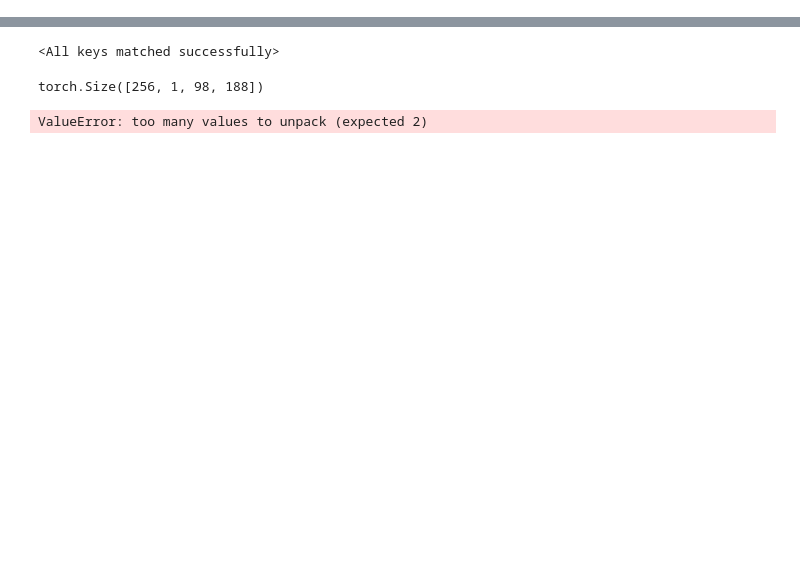
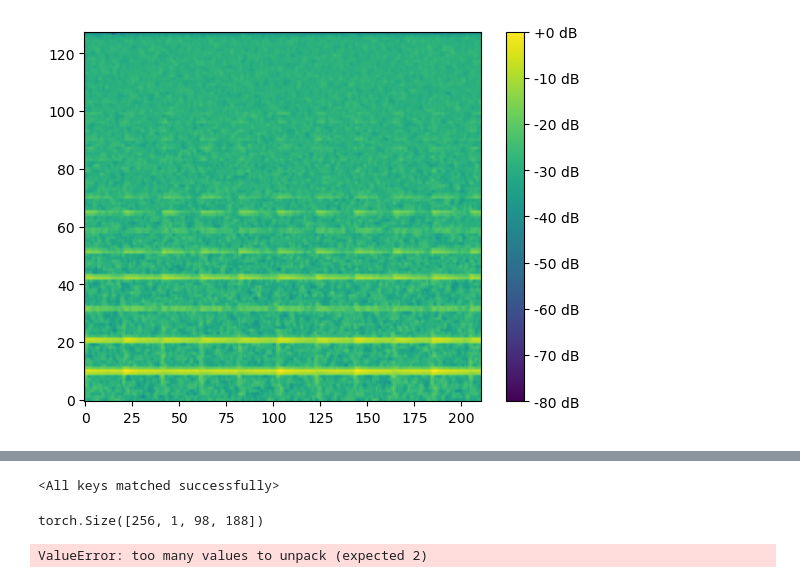
Before and after one commit to dennisripp/spiking_time_signature, a Jupyter notebook: tempo_cnn_snn _giantstep.ipynb, the cells around one changed output, grey strips where cells are left out. Drawn from its saved outputs; the diff is of its cells as text; code cells hidden in the pictures; blank space fills up the shorter version.

```diff
--- a/tempo_cnn_snn _giantstep.ipynb
+++ b/tempo_cnn_snn _giantstep.ipynb
@@ -88,0 +197,89 @@ input shape syn: (98, 188)
+# %%
+# Loading the datasets from disk
+
+def load_preprocessed_data(filename):
+    with open(filename, 'rb') as f:
+        train_dataset = pickle.load(f)
+    return train_dataset
+
+from torch.utils.data import random_split
+
+#loaded_dataset = load_preprocessed_data('preprocessed_data_ball_augmented.pkl')
+#loaded_dataset = load_preprocessed_data('preprocessed_data_synthetic.pkl')
+loaded_dataset = load_preprocessed_data('preprocessed_data_synthetic_multi_instrument.pkl')
+ground_truth_max = 200
+ground_truth_min = 80
+num_classes = ground_truth_max - ground_truth_min + 1
+
+filtered_dataset = [item for item in loaded_dataset if ground_truth_min <= item[1] <= ground_truth_max]
+# filtered_dataset = loaded_dataset
+filtered_dataset = filtered_dataset[:int(len(filtered_dataset)/2)]
+train_data_ratio = 0.8
+train_len = int(train_data_ratio * len(filtered_dataset))  # 80% for training
+val_len = len(filtered_dataset) - train_len  # 20% for validation
+
+train_dataset, val_dataset = random_split(filtered_dataset, [train_len, val_len])
+
+batch_size_new = 256
+train_loader = DataLoader(train_dataset, batch_size=batch_size_new, shuffle=True)
+val_loader = DataLoader(val_dataset, batch_size=batch_size_new, shuffle=True)
+input_shape = train_dataset[0][0].squeeze(0).shape
+
+
+example_batch = next(iter(train_loader))
+mel, groundtruth, librosa_bpm = example_batch
+
+single_mel = mel[0].squeeze(0)  # select the first mel-spec from the batch and remove the channel dimension
+single_mel_db = librosa.power_to_db(single_mel, ref=np.max)
+# min max normalize single_mel_db
+
+# librosa.display.specshow(librosa.power_to_db(data, ref=np.max), y_axis='mel', x_axis='time')
+plt.imshow(librosa.power_to_db(single_mel, ref=np.max), origin='lower', aspect='auto')
+plt.colorbar(format='%+2.0f dB')
+plt.show()
+
+
+# Define a threshold for change detection
+threshold = 0.0032  # This value may need tuning
+
+# Find the changes from one frame to the next
+diffs = np.diff(single_mel, axis=1)
+
+# Get event coordinates where change exceeds threshold
+event_coords = np.argwhere(np.abs(diffs) >= threshold)
+
+# Build events with [x, y, time, polarity] structure
+events = []
+for coord in event_coords:
+    y, x = coord  # flip coordinates to match your description
+    polarity = 1 if diffs[coord[0], coord[1]] > 0 else -1
+    events.append([x, y, x, polarity])  # Using x as a simple stand-in for time
+
+events = np.array(events)
+
+# If you wish to visualize the events somehow:
+# This is a simplification; you'd likely want a better visualization
+event_img = np.zeros_like(single_mel)
+for event in events:
+    event_img[event[1], event[0]] = event[3]  # Polarities as pixel values
+
+plt.imshow(event_img, origin='lower', aspect='auto')
+plt.colorbar()
+plt.show()
+
+
+# Assume `mel` is your list of Mel spectrograms and `groundtruth` is your list of ground truth labels
+assert len(mel) == len(groundtruth), "The lists must be of the same length"
+
+# Pair each Mel spectrogram with its corresponding ground truth label
+paired_data = list(zip(mel, groundtruth))
+
+# Sort the paired data based on the ground truth labels
+sorted_data = sorted(paired_data, key=lambda x: x[1])
+
+# Separate the sorted pairs back into two lists
+sorted_mel, sorted_groundtruth = zip(*sorted_data)
+
+# Now you can use `sorted_mel` and `sorted_groundtruth` in place of `mel` and `groundtruth` in your code
+# %% [output]
+[figure, added]
```
Also changed, not shown: parts of 31 cells of this notebook, 5 other files.
